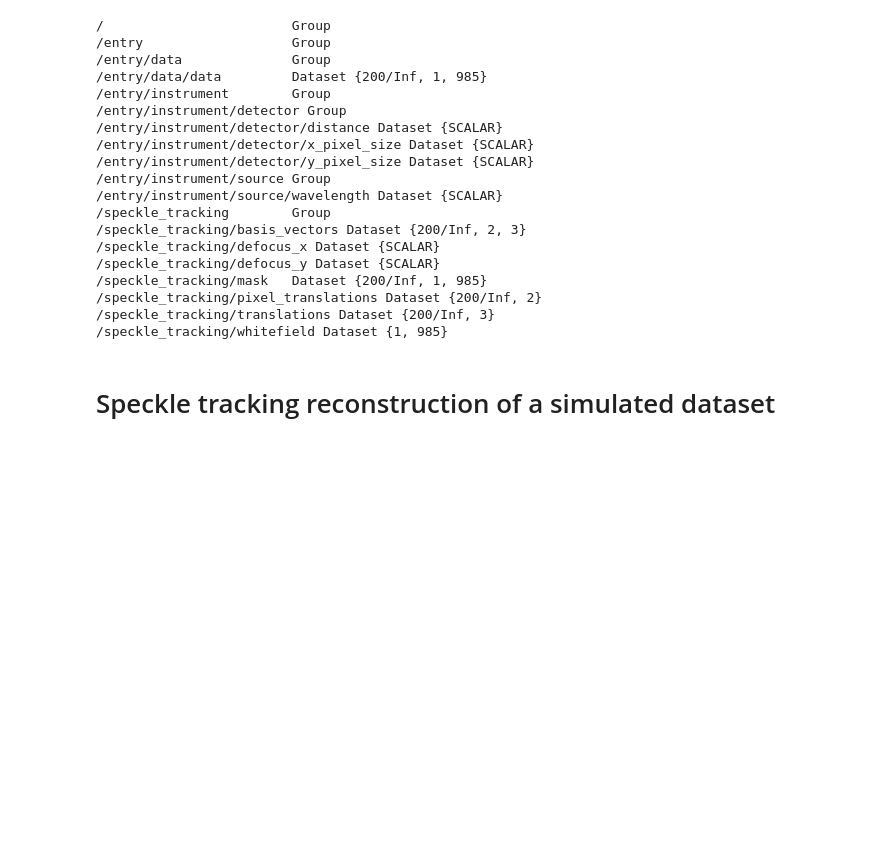
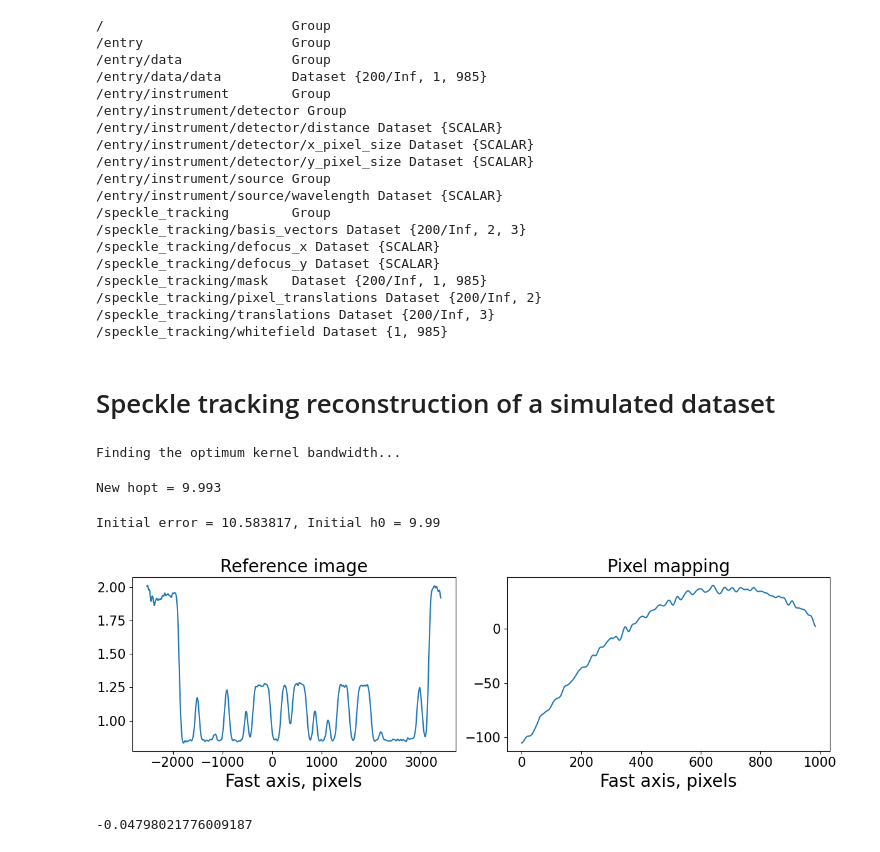
Before and after one commit to simply-nicky/pyrost, a Jupyter notebook: doc.ipynb, the cells around one changed output. Cells and saved outputs as stored; diff of their text form; code cells hidden in the pictures; blank space fills up the shorter version.

```diff
--- a/doc.ipynb
+++ b/doc.ipynb
@@ -285,3 +281,31 @@ files = rst.CXIStore(input_files='results/sim.cxi', output_file='results/sim.cxi
                      protocol=protocol)
 data = rst.STData(files=files)
 data = data.load()
+# %%
+st_obj = data.get_st()
+st_res = st_obj.train_adapt(search_window=(0.0, 10.0, 0.1), blur=8., verbose=True, n_iter=20)
+# %% [output]
+Finding the optimum kernel bandwidth...
+New hopt = 9.993
+Initial error = 10.583817, Initial h0 = 9.99
+# %%
+fig, axes = plt.subplots(1, 2, figsize=(12, 4))
+axes[0].plot(np.arange(st_res.reference_image.shape[1]) - st_res.ref_orig[1],
+             st_res.reference_image[0])
+axes[0].set_title('Reference image', fontsize=20)
+axes[1].plot((st_res.pixel_map - st_obj.pixel_map)[1, 0])
+axes[1].set_title('Pixel mapping', fontsize=20)
+for ax in axes:
+    ax.tick_params(labelsize=15)
+    ax.set_xlabel('Fast axis, pixels', fontsize=20)
+plt.tight_layout()
+# plt.show()
+plt.savefig('sim_curves.png', dpi=300)
+# %% [output]
+[figure, added]
+# %%
+data.import_st(st_res)
+fit = data.fit_phase(axis=1, max_order=2)
+fit['c_3'] # third order fit coefficient
+# %% [output]
+-0.04798021776009187
```
Also changed, not shown: parts of 7 cells of this notebook, 19 other files.
